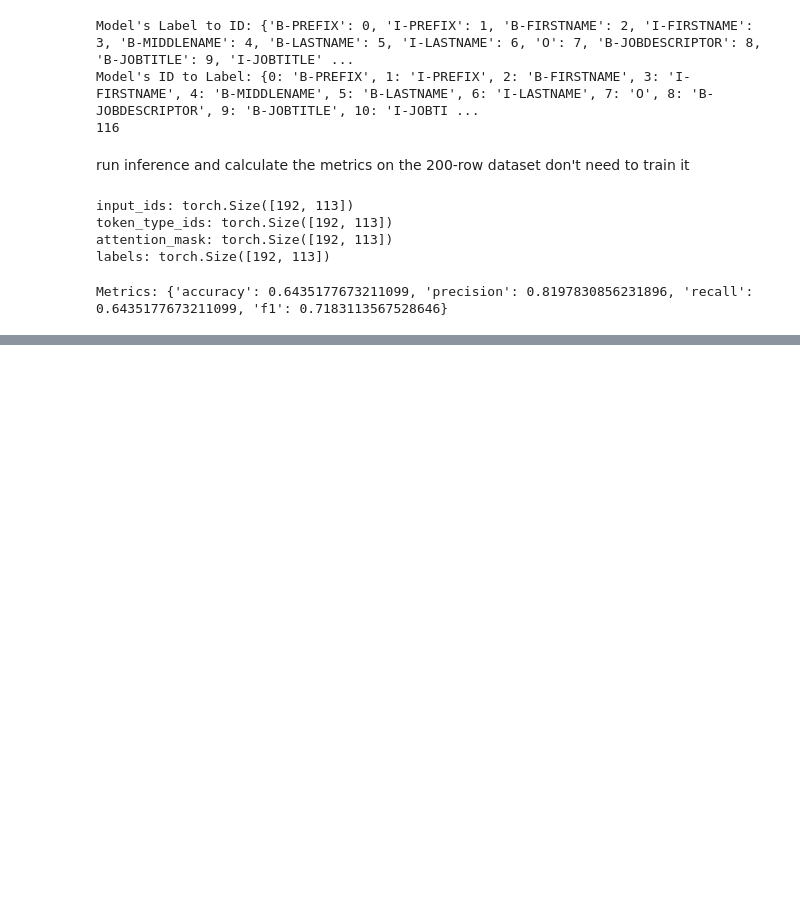
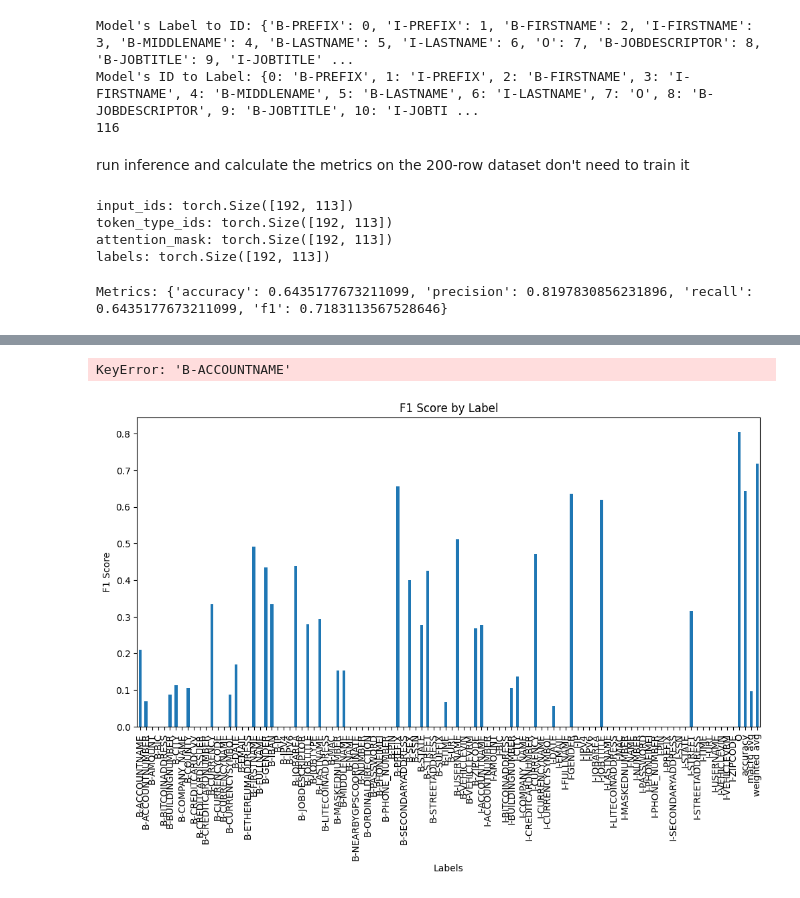
Before and after one commit to Amex2B/AmexSensitiveData, a Jupyter notebook: model/debertapii_metrics.ipynb, the cells around one changed output, grey strips where cells are left out. Cells and saved outputs as stored; diff of their text form; code cells hidden in the pictures; blank space fills up the shorter version.

Commit message:
create visualizations of metrics

```diff
--- a/model/debertapii_metrics.ipynb
+++ b/model/debertapii_metrics.ipynb
@@ -240,0 +247,33 @@ Metrics: {'accuracy': 0.6435177673211099, 'precision': 0.8197830856231896, 'reca
+# %%
+from sklearn.decomposition import PCA
+import numpy as np
+
+# Extract the unique classes from all_references and all_predictions
+unique_labels = sorted(set(all_references) | set(all_predictions))
+display_labels = [id_to_label[label] for label in unique_labels]
+
+# Plot the confusion matrix with consistent labels
+ConfusionMatrixDisplay.from_predictions(
+    all_references,
+    all_predictions,
+    display_labels=display_labels
+)
+plt.title("Confusion Matrix (Filtered Labels)")
+plt.show()
+# %% [output]
+KeyError: 'B-ACCOUNTNAME'
+# %%
+from sklearn.metrics import classification_report
+import pandas as pd
+
+report = classification_report(all_references, all_predictions, output_dict=True)
+df = pd.DataFrame(report).transpose()
+
+# Plot F1 scores for each label
+df["f1-score"].plot(kind="bar", figsize=(12, 6))
+plt.title("F1 Score by Label")
+plt.ylabel("F1 Score")
+plt.xlabel("Labels")
+plt.show()
+# %% [output]
+[figure, added]
```
Also changed, not shown: parts of 5 cells of this notebook.
